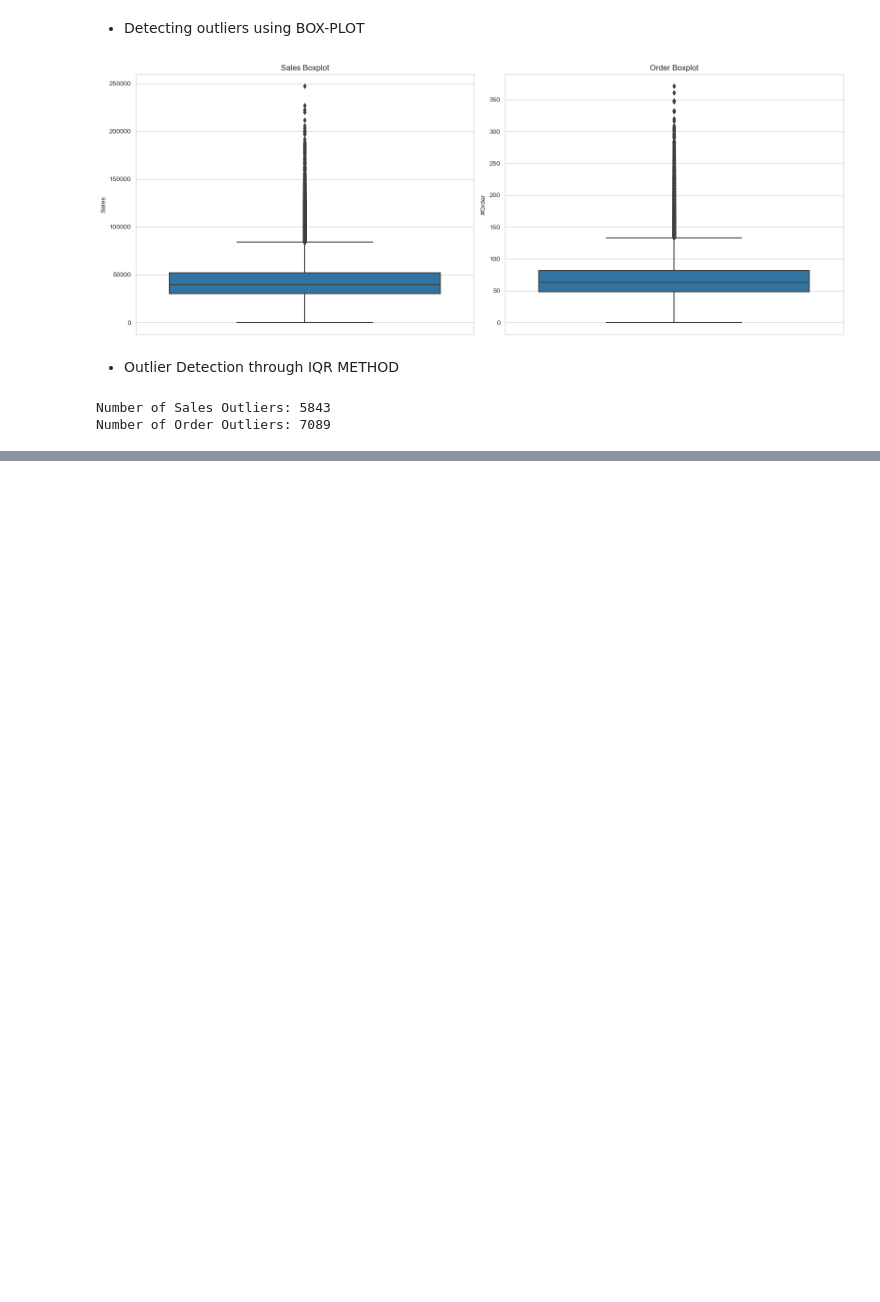
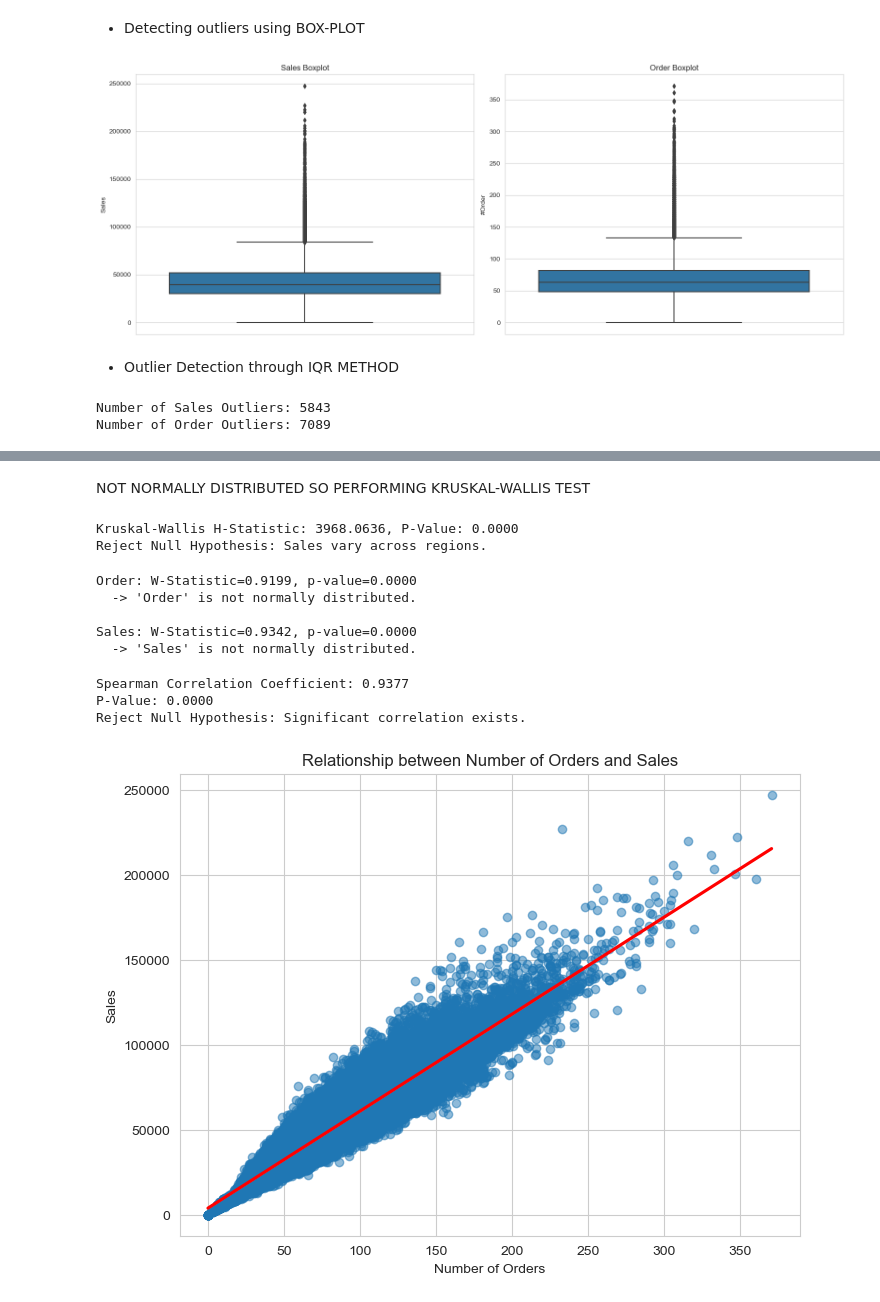
Before and after one commit to nikhita1902/Product_sales_Forecasting, a Jupyter notebook: notebooks/eda.ipynb, the cells around one changed output, grey strips where cells are left out. Cells and saved outputs as stored; diff of their text form; code cells hidden in the pictures; blank space fills up the shorter version.

```diff
--- a/notebooks/eda.ipynb
+++ b/notebooks/eda.ipynb
@@ -354,0 +503,78 @@ Number of Order Outliers: 7089
+# %% [markdown]
+NOT NORMALLY DISTRIBUTED SO PERFORMING KRUSKAL-WALLIS TEST
+# %%
+from scipy.stats import kruskal
+
+# Perform Kruskal-Wallis Test
+h_stat, p_val = kruskal(*region_sales)
+
+print(f"Kruskal-Wallis H-Statistic: {h_stat:.4f}, P-Value: {p_val:.4f}")
+
+if p_val < 0.05:
+    print("Reject Null Hypothesis: Sales vary across regions.")
+else:
+    print("Fail to Reject Null Hypothesis: No significant difference in sales across regions.")
+# %% [output]
+Kruskal-Wallis H-Statistic: 3968.0636, P-Value: 0.0000
+Reject Null Hypothesis: Sales vary across regions.
+# %%
+# Correlation between Number of Orders and Sales
+# Null Hypothesis (H₀): No correlation between number of orders and sales.
+# Alternate Hypothesis (H₁): There is a correlation between number of orders and sales.
+# CHECK FOR NORMALITY FIRST
+
+from scipy.stats import shapiro
+
+# Check normality for 'Order'
+stat_order, p_order = shapiro(df['#Order'])
+print(f"Order: W-Statistic={stat_order:.4f}, p-value={p_order:.4f}")
+if p_order < 0.05:
+    print("  -> 'Order' is not normally distributed.\n")
+else:
+    print("  -> 'Order' is normally distributed.\n")
+
+# Check normality for 'Sales'
+stat_sales, p_sales = shapiro(df['Sales'])
+print(f"Sales: W-Statistic={stat_sales:.4f}, p-value={p_sales:.4f}")
+if p_sales < 0.05:
+    print("  -> 'Sales' is not normally distributed.\n")
+else:
+    print("  -> 'Sales' is normally distributed.\n")
+# %% [output]
+Order: W-Statistic=0.9199, p-value=0.0000
+  -> 'Order' is not normally distributed.
+
+Sales: W-Statistic=0.9342, p-value=0.0000
+  -> 'Sales' is not normally distributed.
+# %%
+# Both are not normally distributed, so we can use Spearman's rank correlation.
+
+from scipy.stats import spearmanr
+
+# Calculate Spearman correlation
+corr, p_value = spearmanr(df['#Order'], df['Sales'])
+
+print(f"Spearman Correlation Coefficient: {corr:.4f}")
+print(f"P-Value: {p_value:.4f}")
+
+if p_value < 0.05:
+    print("Reject Null Hypothesis: Significant correlation exists.")
+else:
+    print("Fail to Reject Null Hypothesis: No significant correlation.")
+# %% [output]
+Spearman Correlation Coefficient: 0.9377
+P-Value: 0.0000
+Reject Null Hypothesis: Significant correlation exists.
+# %%
+import seaborn as sns
+import matplotlib.pyplot as plt
+
+plt.figure(figsize=(8,6))
+sns.regplot(x='#Order', y='Sales', data=df, scatter_kws={'alpha':0.5}, line_kws={'color':'red'})
+plt.title('Relationship between Number of Orders and Sales')
+plt.xlabel('Number of Orders')
+plt.ylabel('Sales')
+plt.grid(True)
+plt.show()
+# %% [output]
+[figure, added]
```
Also changed, not shown: parts of 8 cells of this notebook.
